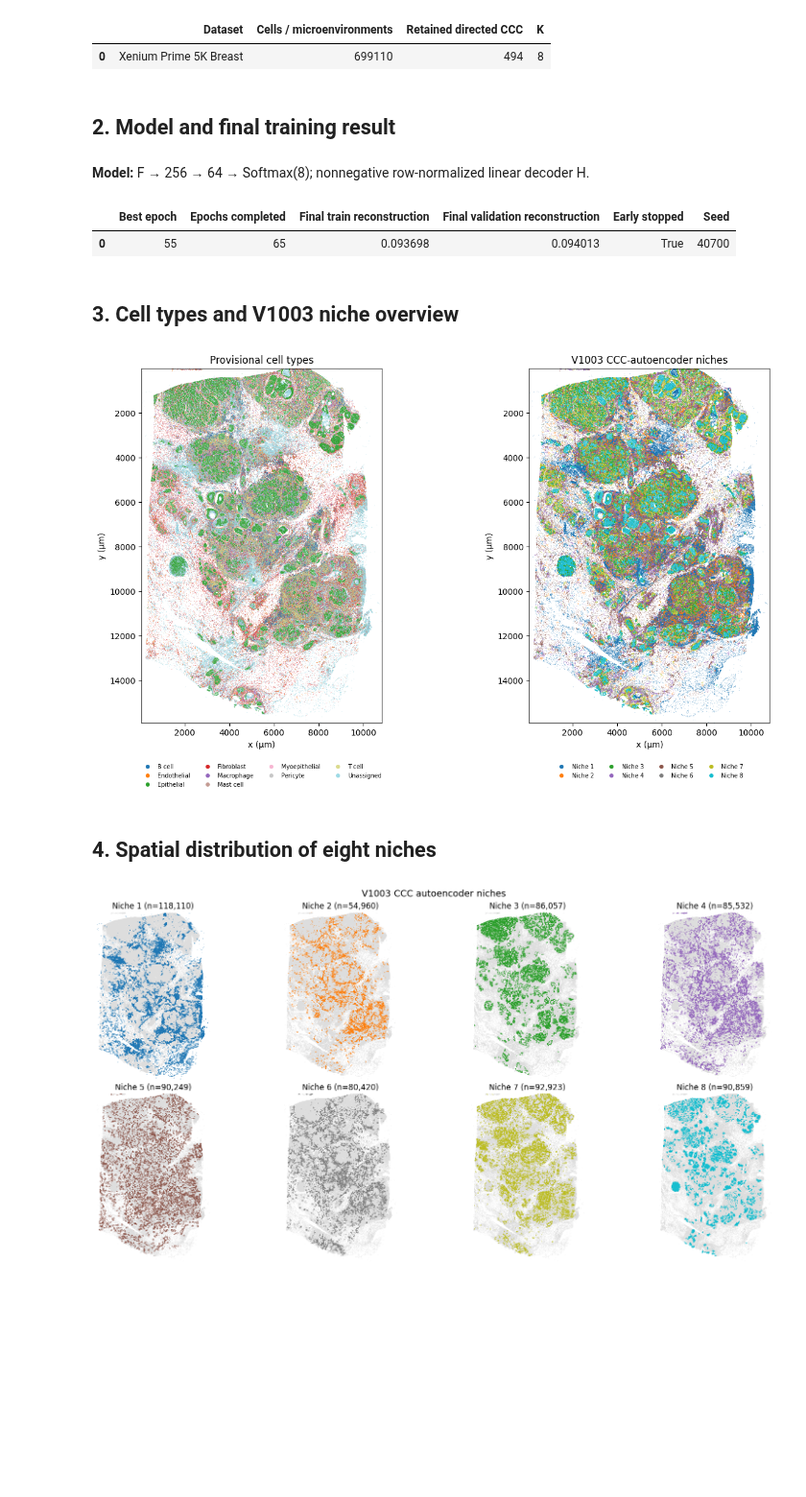
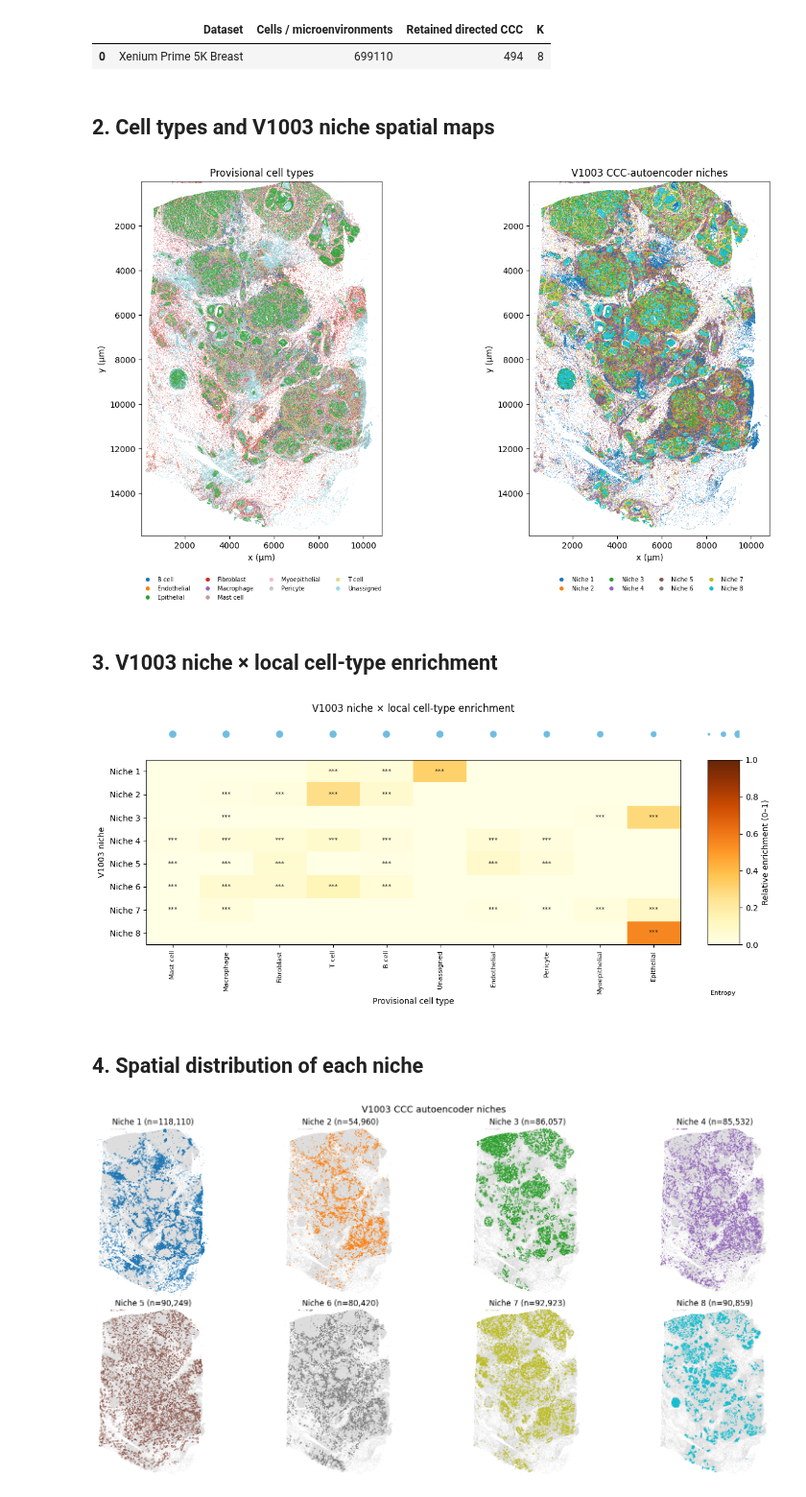
Before and after one commit to shuailinxue/CCC_Phe, a Jupyter notebook: V1003/XeniumPrime5K_Breast_V1003_niche_walkthrough.ipynb, the cells around one changed output. Shown at 96% size. Drawn from its saved outputs; the diff is of its cells as text; code cells hidden in the pictures; blank space fills up the shorter version.

```diff
--- a/V1003/XeniumPrime5K_Breast_V1003_niche_walkthrough.ipynb
+++ b/V1003/XeniumPrime5K_Breast_V1003_niche_walkthrough.ipynb
@@ -17,24 +19,20 @@ report.dataset_summary(artifacts)
 # %% [output]
 |  | Dataset | Cells / microenvironments | Retained directed CCC | K |
 | 0 | Xenium Prime 5K Breast | 699110 | 494 | 8 |
-# %% [markdown]
-## 2. Model and final training result
+# %% [markdown]
+## 2. Cell types and V1003 niche spatial maps
 # %%
-report.model_and_training(artifacts)
+report.overview_map(artifacts)
 # %% [output]
-**Model:** F → 256 → 64 → Softmax(8); nonnegative row-normalized linear decoder H.
-|  | Best epoch | Epochs completed | Final train reconstruction | Final validation reconstruction | Early stopped | Seed |
-| 0 | 55 | 65 | 0.093698 | 0.094013 | True | 40700 |
+[figure, added]
 # %% [markdown]
-## 3. Cell types and V1003 niche overview
+## 3. V1003 niche × local cell-type enrichment
-# %%
-import importlib
-report=importlib.reload(report)  # pick up reporting updates in an existing Jupyter kernel
-report.overview_map(artifacts)
-# %% [output]
-[figure, removed]
+# %%
+report.niche_celltype_enrichment(artifacts)
+# %% [output]
+[figure, added]
 # %% [markdown]
-## 4. Spatial distribution of eight niches
+## 4. Spatial distribution of each niche
 # %%
 report.spatial_niches(artifacts)
 # %% [output]
```
Also changed, not shown: parts of 12 cells of this notebook, 21 other files.
